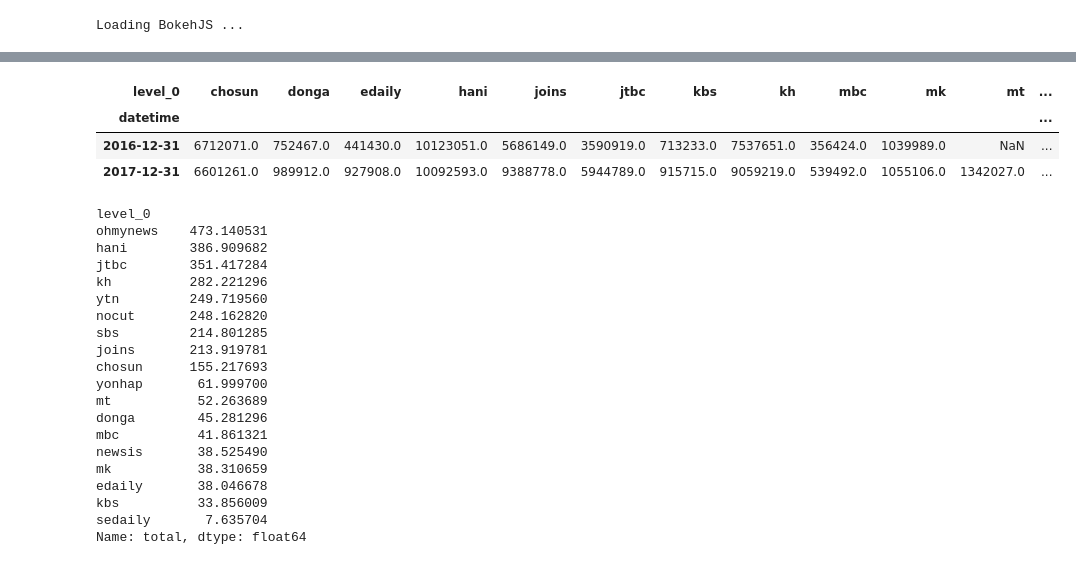
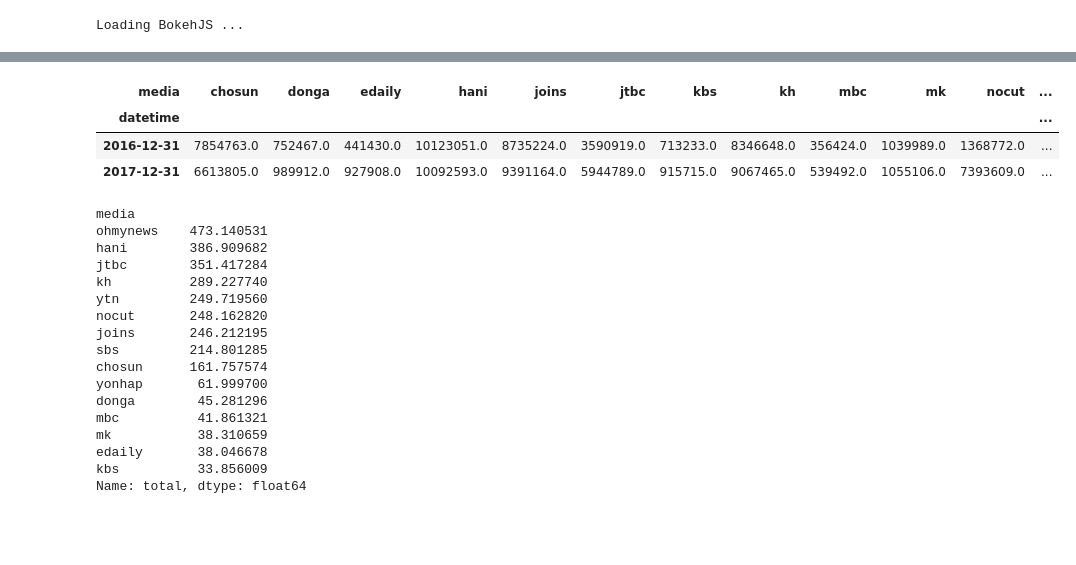
Before and after one commit to theoseo/newsmine, a Jupyter notebook: src/Facebook 1617 using graph api.ipynb, the cells around one changed output, grey strips where cells are left out. Saved outputs shown, nothing was run; the diff lists cells and outputs as text; code cells hidden in the pictures; blank space fills up the shorter version.

```diff
--- a/src/Facebook 1617 using graph api.ipynb
+++ b/src/Facebook 1617 using graph api.ipynb
@@ -62,0 +63,2 @@ len(df)
+# %%
+df=df.rename({'level_0':'media'}, axis=1)
@@ -123,3 +110,5 @@ mbc          21402
 newsis        9494
 sedaily        689
 Name: org_url, dtype: int64
+# %%
+df=df[~df.media.isin(['mt','newsis', 'sedaily'])]
@@ -162,36 +152,33 @@ show(pie_chart)
 # %% [output]
 [interactive output not drawn]
 # %%
-media_sum_by_year = df.groupby([pd.Grouper(key='datetime', freq='Y'),'level_0'])['total'].sum()
+media_sum_by_year = df.groupby([pd.Grouper(key='datetime', freq='Y'),'media'])['total'].sum()
 media_sum_by_year.unstack(level=-1)
 # %% [output]
-| level_0 | chosun | donga | edaily | hani | joins | jtbc | kbs | kh | mbc | mk | mt | ... |
+| media | chosun | donga | edaily | hani | joins | jtbc | kbs | kh | mbc | mk | nocut | ... |
 | datetime |  |  |  |  |  |  |  |  |  |  |  | ... |
-| 2016-12-31 | 6712071.0 | 752467.0 | 441430.0 | 10123051.0 | 5686149.0 | 3590919.0 | 713233.0 | 7537651.0 | 356424.0 | 1039989.0 | NaN | ... |
-| 2017-12-31 | 6601261.0 | 989912.0 | 927908.0 | 10092593.0 | 9388778.0 | 5944789.0 | 915715.0 | 9059219.0 | 539492.0 | 1055106.0 | 1342027.0 | ... |
+| 2016-12-31 | 7854763.0 | 752467.0 | 441430.0 | 10123051.0 | 8735224.0 | 3590919.0 | 713233.0 | 8346648.0 | 356424.0 | 1039989.0 | 1368772.0 | ... |
+| 2017-12-31 | 6613805.0 | 989912.0 | 927908.0 | 10092593.0 | 9391164.0 | 5944789.0 | 915715.0 | 9067465.0 | 539492.0 | 1055106.0 | 7393609.0 | ... |
 # %%
-media_mean = df.groupby('level_0')['total'].mean()
+media_mean = df.groupby('media')['total'].mean()
 sort_media = media_mean.sort_values(ascending=False)
 sort_media
 # %% [output]
-level_0
+media
 ohmynews    473.140531
 hani        386.909682
 jtbc        351.417284
-kh          282.221296
+kh          289.227740
 ytn         249.719560
 nocut       248.162820
+joins       246.212195
 sbs         214.801285
-joins       213.919781
-chosun      155.217693
+chosun      161.757574
 yonhap       61.999700
-mt           52.263689
 donga        45.281296
 mbc          41.861321
-newsis       38.525490
 mk           38.310659
 edaily       38.046678
 kbs          33.856009
-sedaily       7.635704
 Name: total, dtype: float64
 # %%
```
Also changed, not shown: parts of 19 cells of this notebook.
